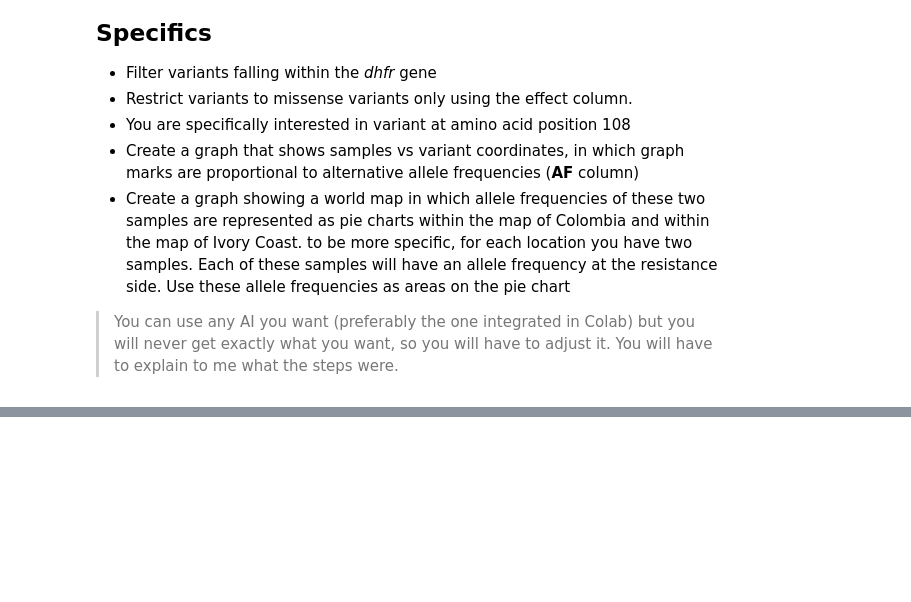
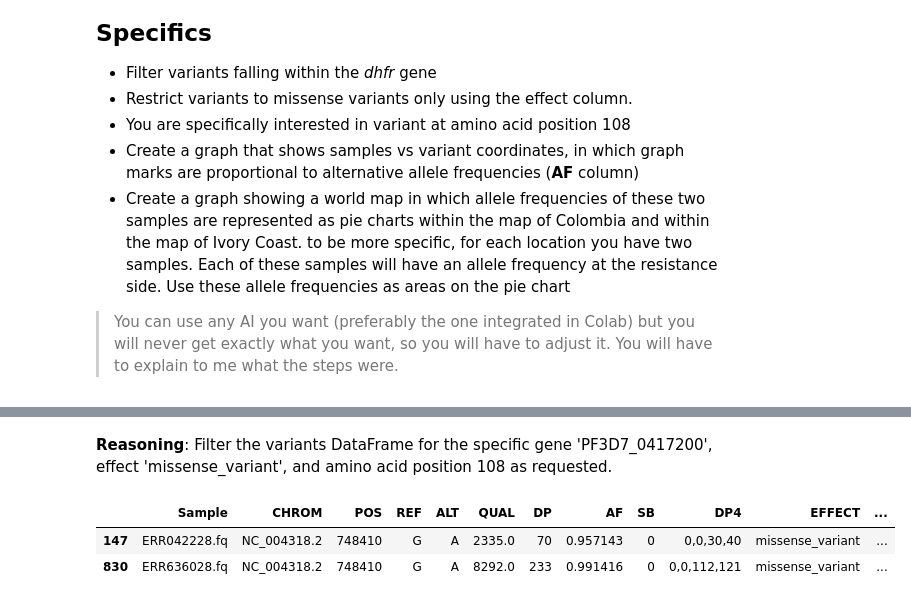
Before and after one commit to DevinPSU/Binforepo, a Jupyter notebook: Projects/Project 1.ipynb, the cells around one changed output, grey strips where cells are left out. Drawn from its saved outputs; the diff is of its cells as text; code cells hidden in the pictures; blank space fills up the shorter version.

```diff
--- a/Projects/Project 1.ipynb
+++ b/Projects/Project 1.ipynb
@@ -57,0 +66,15 @@ gisgeography.com/high-resolution-world-map/
+# %% [markdown]
+**Reasoning**:
+Filter the variants DataFrame for the specific gene 'PF3D7_0417200', effect 'missense_variant', and amino acid position 108 as requested.
+# %%
+filtered_variants = variants[
+    (variants['GENE'] == 'PF3D7_0417200') &
+    (variants['EFFECT'] == 'missense_variant') &
+    (variants['AA_POS'] == 108)
+]
+
+filtered_variants
+# %% [output]
+|  | Sample | CHROM | POS | REF | ALT | QUAL | DP | AF | SB | DP4 | EFFECT | ... |
+| 147 | ERR042228.fq | NC_004318.2 | 748410 | G | A | 2335.0 | 70 | 0.957143 | 0 | 0,0,30,40 | missense_variant | ... |
+| 830 | ERR636028.fq | NC_004318.2 | 748410 | G | A | 8292.0 | 233 | 0.991416 | 0 | 0,0,112,121 | missense_variant | ... |
```
Also changed, not shown: parts of 15 cells of this notebook.
